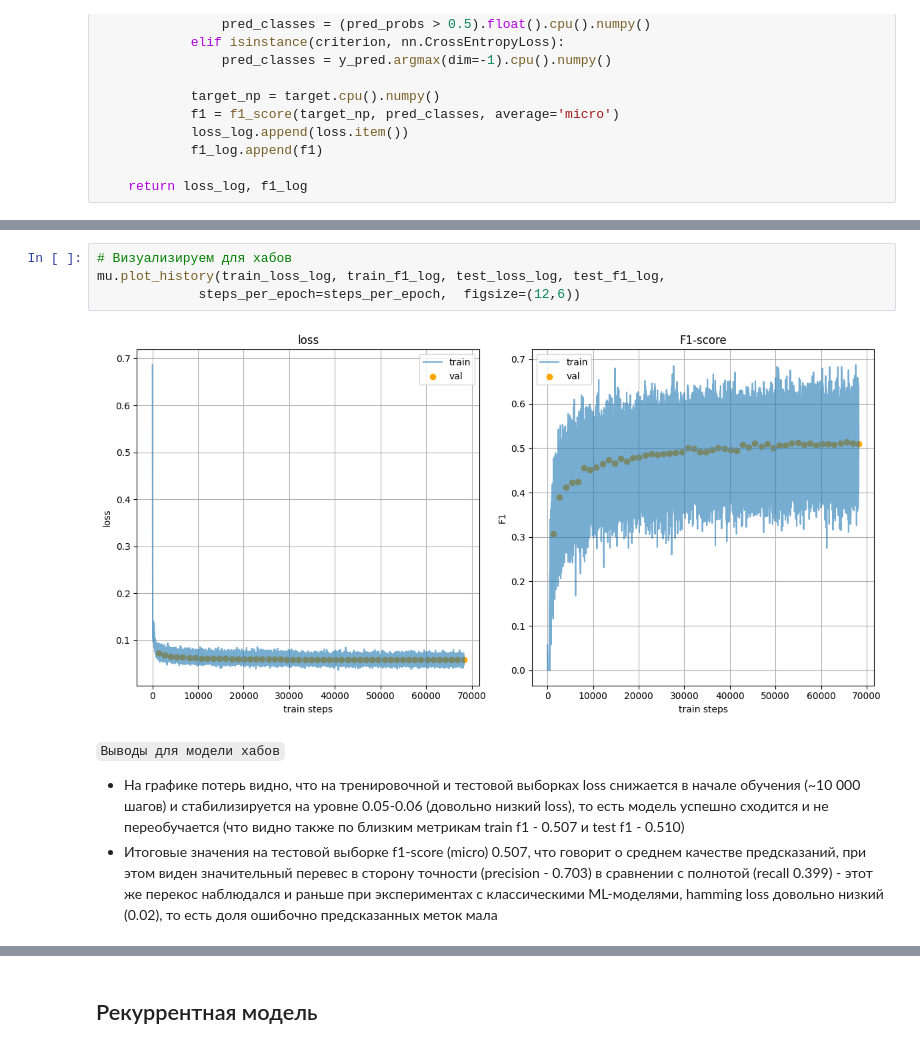
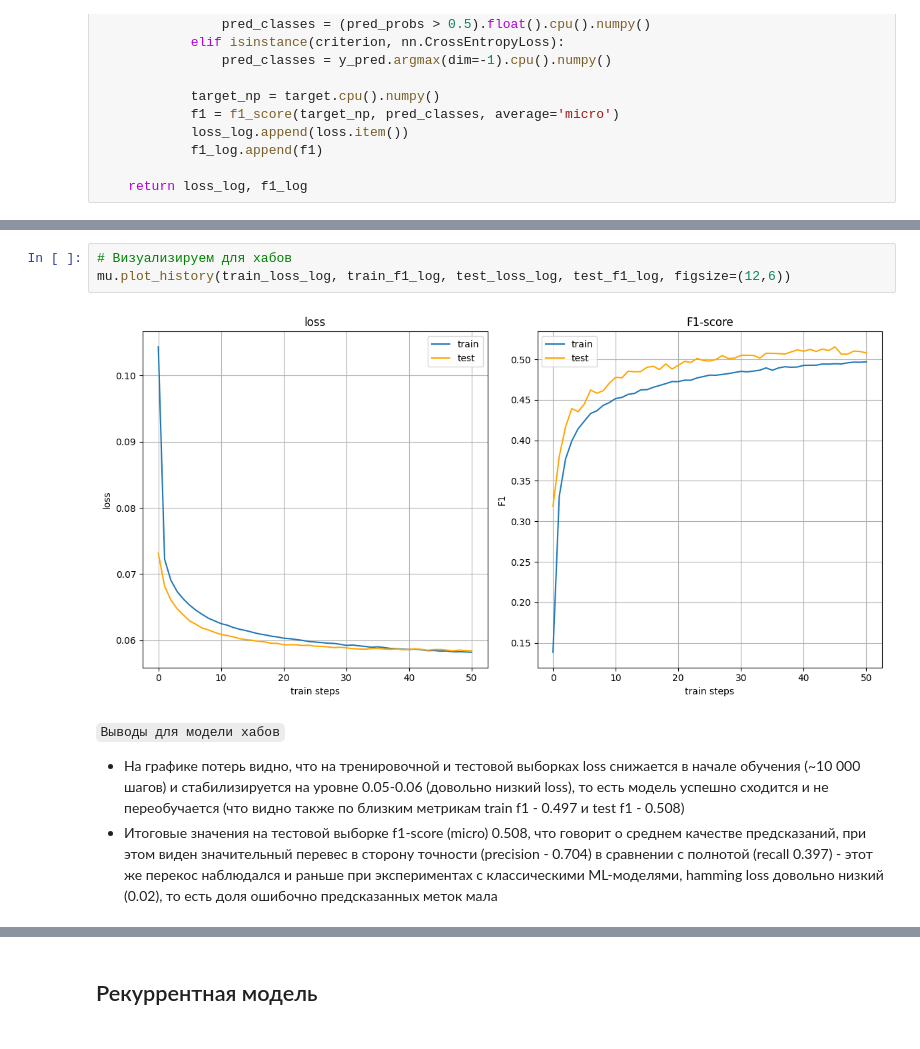
Before and after one commit to gelya01/hse-habr2024, a Jupyter notebook: DL/dl.ipynb, the cells around one changed output, grey strips where cells are left out. Saved outputs shown, nothing was run; the diff lists cells and outputs as text.

```diff
--- a/DL/dl.ipynb
+++ b/DL/dl.ipynb
@@ -328,13 +335,12 @@ Epoch 50
 # %%
 # Визуализируем для хабов
-mu.plot_history(train_loss_log, train_f1_log, test_loss_log, test_f1_log,
-             steps_per_epoch=steps_per_epoch,  figsize=(12,6))
+mu.plot_history(train_loss_log, train_f1_log, test_loss_log, test_f1_log, figsize=(12,6))
 # %% [output]
-[figure, old version]
+[figure, new version]
 # %% [markdown]
 `Выводы для модели хабов`
-* На графике потерь видно, что на тренировочной и тестовой выборках loss снижается в начале обучения (~10 000 шагов) и стабилизируется на уровне 0.05-0.06 (довольно низкий loss), то есть модель успешно сходится и не переобучается (что видно также по близким метрикам train f1 - 0.507 и test f1 - 0.510)
-* Итоговые значения на тестовой выборке f1-score (micro) 0.507, что говорит о среднем качестве предсказаний, при этом виден значительный перевес в сторону точности (precision - 0.703) в сравнении с полнотой (recall 0.399) - этот же перекос наблюдался и раньше при экспериментах с классическими ML-моделями, hamming loss довольно низкий (0.02), то есть доля ошибочно предсказанных меток мала
+* На графике потерь видно, что на тренировочной и тестовой выборках loss снижается в начале обучения (~10 000 шагов) и стабилизируется на уровне 0.05-0.06 (довольно низкий loss), то есть модель успешно сходится и не переобучается (что видно также по близким метрикам train f1 - 0.497 и test f1 - 0.508)
+* Итоговые значения на тестовой выборке f1-score (micro) 0.508, что говорит о среднем качестве предсказаний, при этом виден значительный перевес в сторону точности (precision - 0.704) в сравнении с полнотой (recall 0.397) - этот же перекос наблюдался и раньше при экспериментах с классическими ML-моделями, hamming loss довольно низкий (0.02), то есть доля ошибочно предсказанных меток мала
 # %%
 # Обучаем модель для рейтинга
 (train_loss_log, train_f1_log, test_loss_log,
```
Also changed, not shown: parts of 41 cells of this notebook, 2 other files.
